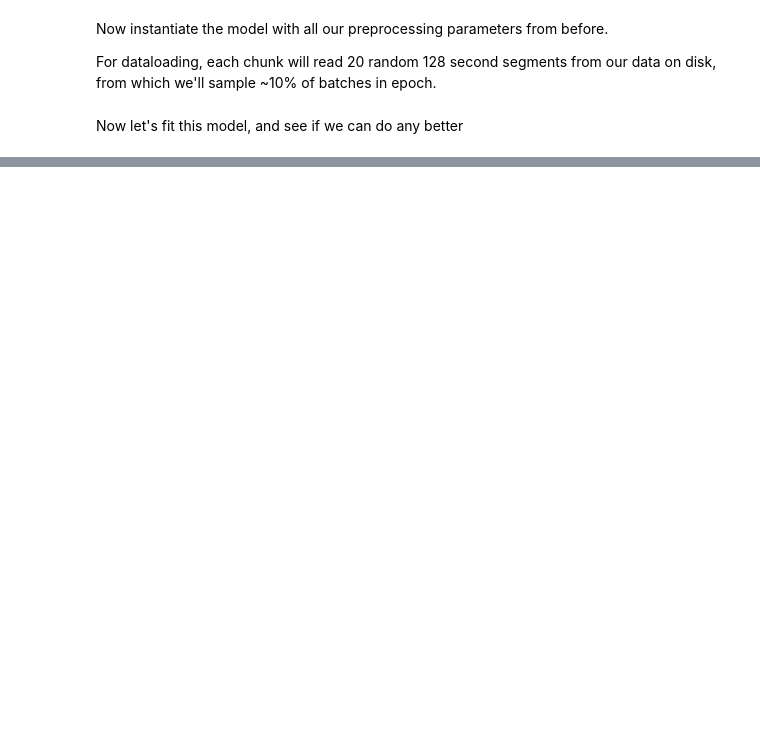
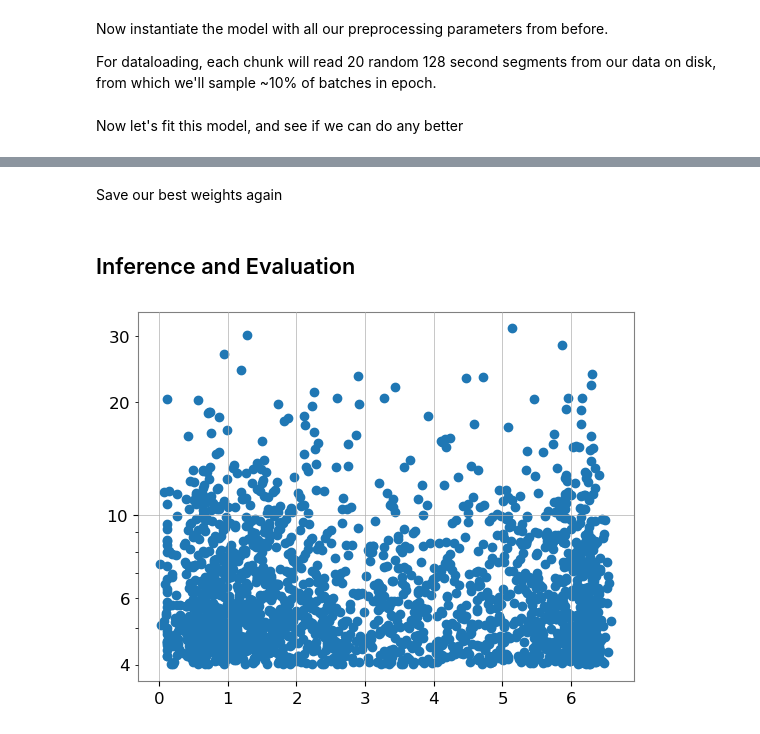
Before and after one commit to alecgunny/adass-2023-ml4gw-demo, a Jupyter notebook: train.ipynb, the cells around one changed output, grey strips where cells are left out. Cells and saved outputs as stored; diff of their text form; code cells hidden in the pictures; blank space fills up the shorter version.

Commit message:
getting inference section together

```diff
--- a/train.ipynb
+++ b/train.ipynb
@@ -129,7 +151,7 @@ from pycbc.detector import Detector
 
 sky_params = ["declination", "right_ascension", "polarization"]
 with h5py.File("data/signals.hdf5", "r") as f:
-    params = {i: f[f"train/parameters/{i}"][0] for i in sky_params}
+    params = {i: f[f"train/parameters/{i}"][idx] for i in sky_params}
 
 responses = {}
 for ifo in ifos:
@@ -234,13 +262,12 @@ with background_f, signal_f:
 # %%
 # with h5py.File("data/cache.hdf5", "w") as f:
 #     for split, value in datasets.items():
-#         f[split] = value
+#         dataset = f.create_group(split)
+#         X, y = value
+#         dataset["X"] = X
+#         dataset["y"] = y
 with h5py.File("data/cache.hdf5", "r") as f:
-    datasets = {k: v[:] for k, v in f.items()}
-ys = {k: np.zeros((len(v), 1)) for k, v in datasets.items()}
-for split in ["train", "valid"]:
-    ys[split][1::2] = 1
-datasets = {k: (v, ys[k]) for k, v in datasets.items()}
+    datasets = {k: (v["X"][:], v["y"][:]) for k, v in f.items()}
 # %% [markdown]
 What does our data look like now?
 # %%
@@ -644,7 +643,7 @@ Now instantiate the model with all our preprocessing parameters from before.
 
 For dataloading, each chunk will read 20 random 128 second segments from our data on disk, from which we'll sample ~10% of batches in epoch.
 # %%
-model = Ml4gwDetection(
+model = Ml4gwDetectionModel(
     ifos,
     kernel_length=1,
     fduration=1,
@@ -761,0 +694,2 @@ plt.yscale("log")
+# %% [markdown]
+Save our best weights again
@@ -761,0 +698,2 @@ plt.yscale("log")
+# %% [markdown]
+## Inference and Evaluation
@@ -761,0 +752,32 @@ plt.yscale("log")
+# %%
+from importlib import reload
+from utils import infer
+infer = reload(infer)
+
+inference_fn = InferenceFn(
+    model,
+    "logs/ml4gw-expt/version_0/checkpoints/epoch=19-step=1980.ckpt",
+    len(ifos),
+    kernel_length=1,
+    fduration=1,
+    psd_length=64,
+    inference_sampling_rate=8,
+    sample_rate=sample_rate,
+    device="cuda"
+)
+
+bg_events, fg_events, num_rejected, livetime = infer.infer(
+    inference_fn,
+    ifos,
+    kernel_length=1,
+    psd_length=64,
+    fduration=1,
+    inference_sampling_rate=8,
+    batch_size=4096,
+    pool_length=8
+)
+# %%
+plt.scatter(fg_events["det_stat"], fg_events["snr"])
+plt.yscale("log")
+# %% [output]
+[figure, added]
```
Also changed, not shown: parts of 65 cells of this notebook, 7 other files.
